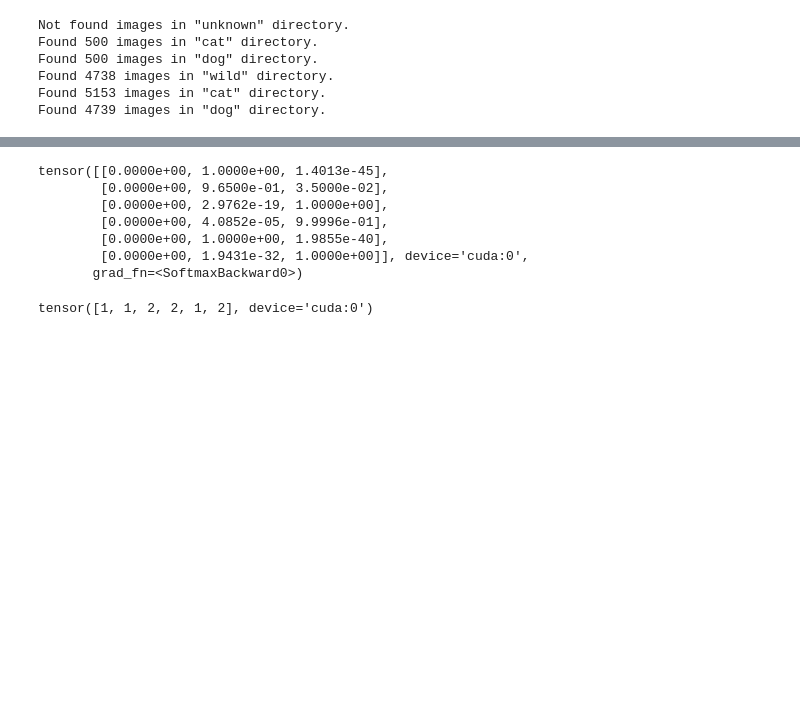
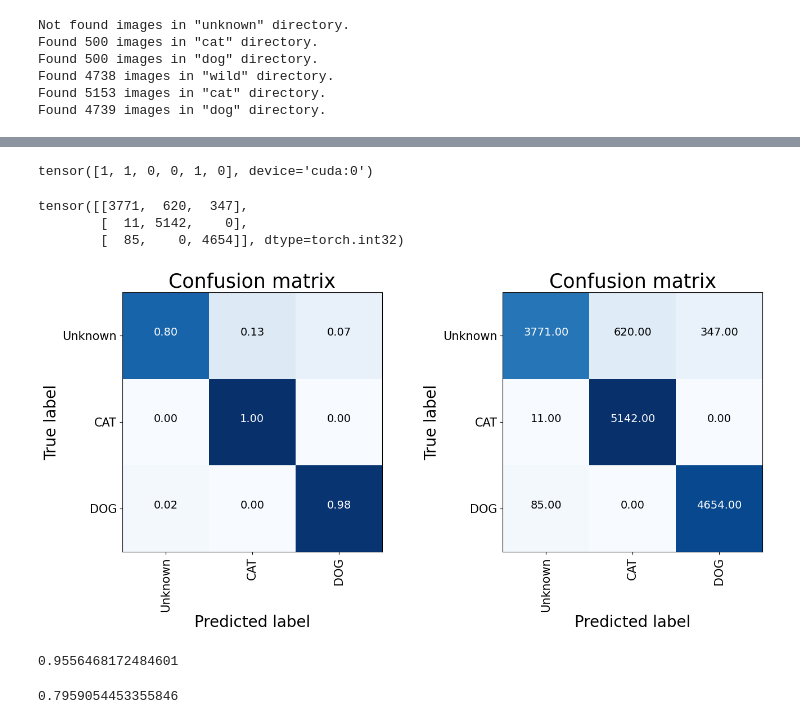
Before and after one commit to ictseoyoungmin/BoN_Lab, a Jupyter notebook: BoN_pytorch.ipynb, the cells around one changed output, grey strips where cells are left out. Saved outputs shown, nothing was run; the diff lists cells and outputs as text; code cells hidden in the pictures; blank space fills up the shorter version.

Commit message:
val data train

```diff
--- a/BoN_pytorch.ipynb
+++ b/BoN_pytorch.ipynb
@@ -128,6 +128,9 @@ class FaceClfDataset(ImageDataset):
         x,y = super().__getitem__(index)
         return self.transform(x),self._class_mode(y)
 
+    def get_sample(self, index):
+        return super().__getitem__(index)
+
     def __len__(self):
         return super().__len__()
 # %%
@@ -135,7 +138,7 @@ class FaceClfDataset(ImageDataset):
 train_dataset = FaceClfDataset(TRAIN_PATH,CLASSES_T,(IMG_SHAPE),SHUFFLE,class_mode='categorical')
 train_loader = DataLoader(train_dataset,BATCH_SIZE,SHUFFLE)
 
-test_dataset = FaceClfDataset(TEST_PATH,CLASSES_B,(IMG_SHAPE),False,class_mode='categorical')
+test_dataset = FaceClfDataset(TEST_PATH,CLASSES_B,(IMG_SHAPE),False,class_mode='sparse')
 test_loader = DataLoader(test_dataset,BATCH_SIZE,False)
 # %% [output]
 Not found images in "unknown" directory.
@@ -331,11 +407,11 @@ Model is on device: cuda:0
 # %%
 ## BoN train
 
-train_dataset = FaceClfDataset(r"data\train",['unkown','cats','dogs'],(IMG_SHAPE),SHUFFLE,class_mode='categorical')
-train_loader = DataLoader(train_dataset,BATCH_SIZE,SHUFFLE)
+# train_dataset = FaceClfDataset(r"data\train",['unkown','cats','dogs'],(IMG_SHAPE),SHUFFLE,class_mode='categorical')
+# train_loader = DataLoader(train_dataset,BATCH_SIZE,SHUFFLE)
 
-test_dataset = FaceClfDataset(r'data\test',['wild','cats','dogs'],(IMG_SHAPE),False,class_mode='categorical')
-test_loader = DataLoader(test_dataset,BATCH_SIZE,False)
+# test_dataset = FaceClfDataset(r'data\test',['wild','cats','dogs'],(IMG_SHAPE),False,class_mode='sparse')
+# test_loader = DataLoader(test_dataset,BATCH_SIZE,False)
 
 c.fit(train_loader,40,1e-4,device)
 # %% [output]
@@ -364,18 +440,36 @@ samples = sample_from_derectory()
 # %%
-c.cuda()
 c.eval()
 inp = torch.from_numpy(samples/255)
 inp = inp.permute(0,3,1,2).float().to('cuda:0')
+inp = transforms.Normalize(mean=[0.485, 0.456, 0.406],std=[0.229, 0.224, 0.225])(inp)
 preds = torch.softmax(c(inp),1)
-print(preds)
 preds = torch.argmax(preds,1)
 preds
 # %% [output]
-tensor([[0.0000e+00, 1.0000e+00, 1.4013e-45],
-        [0.0000e+00, 9.6500e-01, 3.5000e-02],
-        [0.0000e+00, 2.9762e-19, 1.0000e+00],
-        [0.0000e+00, 4.0852e-05, 9.9996e-01],
-        [0.0000e+00, 1.0000e+00, 1.9855e-40],
-        [0.0000e+00, 1.9431e-32, 1.0000e+00]], device='cuda:0',
-       grad_fn=<SoftmaxBackward0>)
+tensor([1, 1, 0, 0, 1, 0], device='cuda:0')
-tensor([1, 1, 2, 2, 1, 2], device='cuda:0')
+# %%
+re = c.predict(test_loader)
+# %%
+re
+# %% [output]
+tensor([[3771,  620,  347],
+        [  11, 5142,    0],
+        [  85,    0, 4654]], dtype=torch.int32)
+# %%
+plot_confusion_matrix_detail(re.numpy(), classes=['Unknown','CAT','DOG'])
+plt.show()
+# %% [output]
+[figure, added]
+# %%
+cm = re.numpy()
+target = 2
+precision = cm[target,target] / sum(cm[:,target])
+recall = cm[target,target] / sum(cm[target,:])
+f1 = 2*(1/(1/recall + 1/precision))
+f1
+# %% [output]
+0.9556468172484601
+# %%
+3771/(3771+620+347)
+# %% [output]
+0.7959054453355846
```
Also changed, not shown: parts of 4 cells of this notebook.
